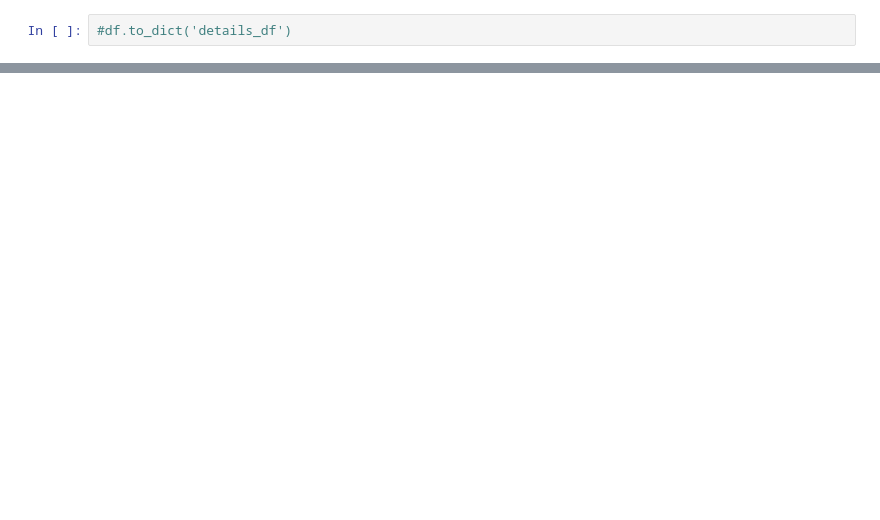
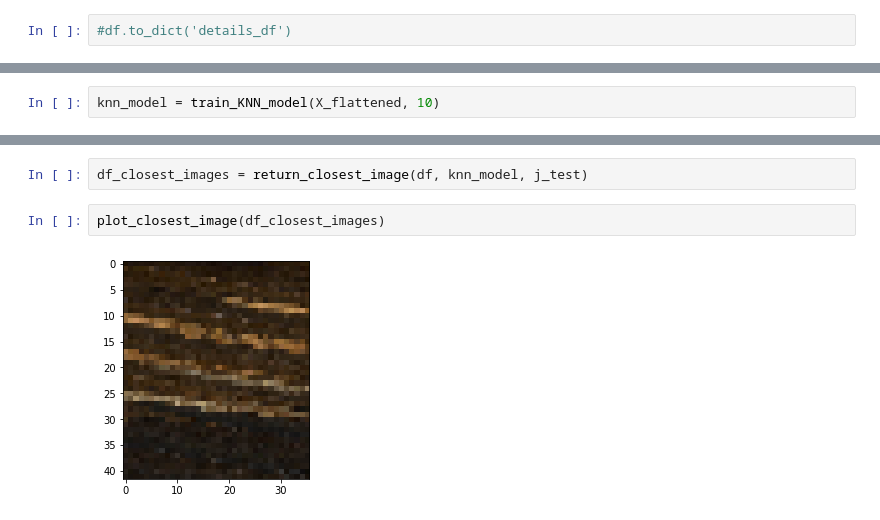
Before and after one commit to seve-26/vincentvanbot, a Jupyter notebook: notebooks/data-retrieval/wga-dataset-julia.ipynb, the cells around one changed output, grey strips where cells are left out. Cells and saved outputs as stored; diff of their text form; blank space fills up the shorter version.

```diff
--- a/notebooks/data-retrieval/wga-dataset-julia.ipynb
+++ b/notebooks/data-retrieval/wga-dataset-julia.ipynb
@@ -230,0 +256,2 @@ load_imgage()
+# %%
+knn_model = train_KNN_model(X_flattened, 10)
@@ -230,0 +302,6 @@ load_imgage()
+# %%
+df_closest_images = return_closest_image(df, knn_model, j_test)
+# %%
+plot_closest_image(df_closest_images)
+# %% [output]
+[figure, added]
```
Also changed, not shown: parts of 26 cells of this notebook, 1 other file.
